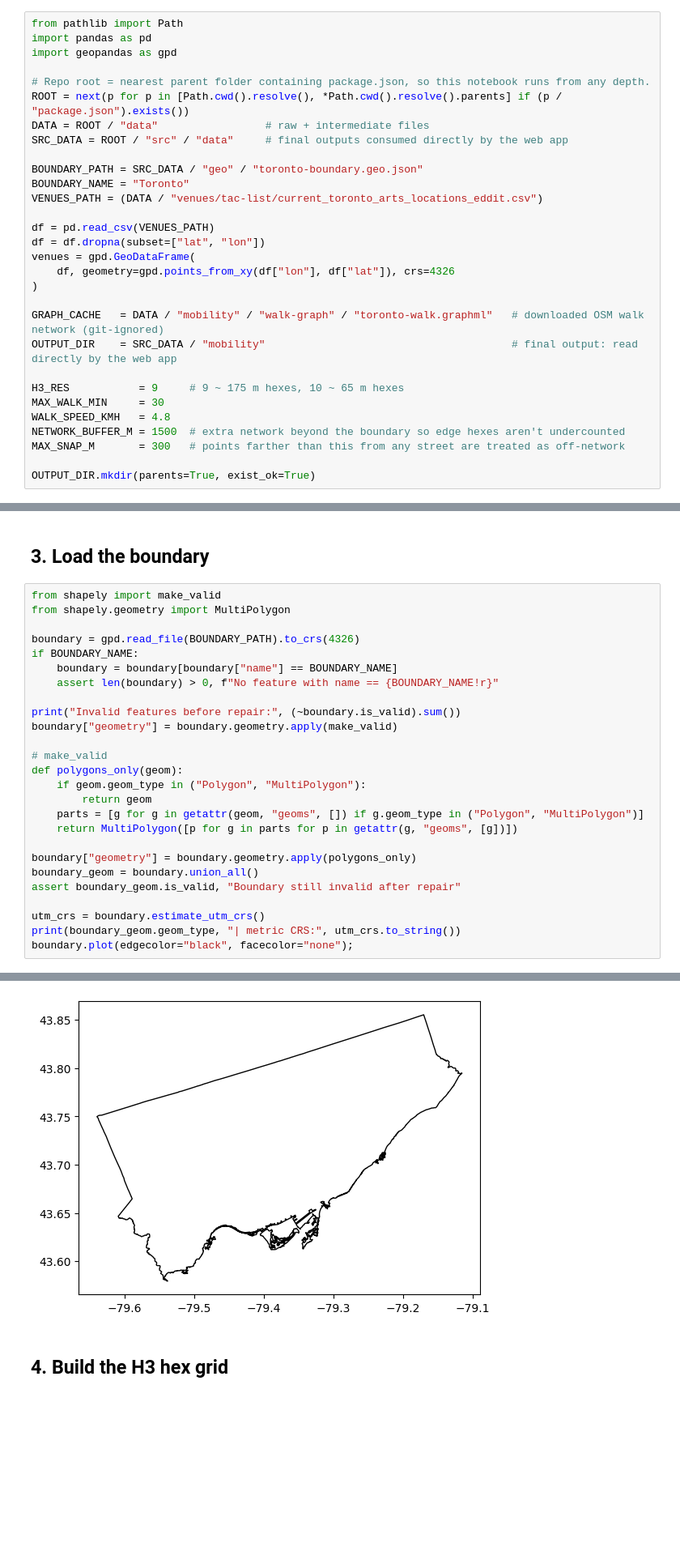
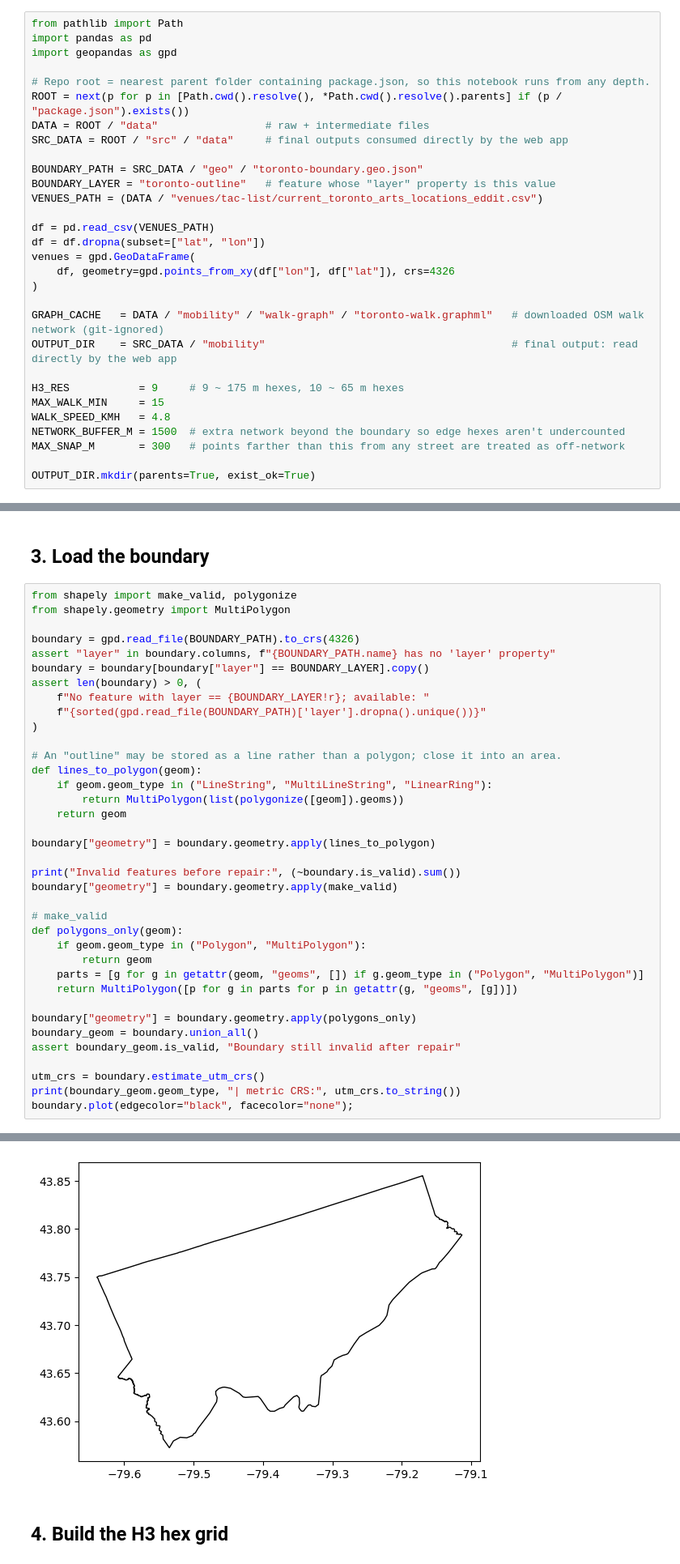
Before and after one commit to schoolofcities/eddit-tac, a Jupyter notebook: analysis/mobility/03_hex_walk_access_osmnx.ipynb, the cells around one changed output, grey strips where cells are left out. Shown at 81% size. Saved outputs shown, nothing was run; the diff lists cells and outputs as text; blank space fills up the shorter version.

Commit message:
Update hex travel layers

```diff
--- a/analysis/mobility/03_hex_walk_access_osmnx.ipynb
+++ b/analysis/mobility/03_hex_walk_access_osmnx.ipynb
@@ -30,7 +30,7 @@ DATA = ROOT / "data"                 # raw + intermediate files
 SRC_DATA = ROOT / "src" / "data"     # final outputs consumed directly by the web app
 
 BOUNDARY_PATH = SRC_DATA / "geo" / "toronto-boundary.geo.json"
-BOUNDARY_NAME = "Toronto"
+BOUNDARY_LAYER = "toronto-outline"   # feature whose "layer" property is this value
 VENUES_PATH = (DATA / "venues/tac-list/current_toronto_arts_locations_eddit.csv")
 
 df = pd.read_csv(VENUES_PATH)
@@ -43,7 +43,7 @@ GRAPH_CACHE   = DATA / "mobility" / "walk-graph" / "toronto-walk.graphml"   # do
 OUTPUT_DIR    = SRC_DATA / "mobility"                                       # final output: read directly by the web app
 
 H3_RES           = 9     # 9 ~ 175 m hexes, 10 ~ 65 m hexes
-MAX_WALK_MIN     = 30
+MAX_WALK_MIN     = 15
 WALK_SPEED_KMH   = 4.8
 NETWORK_BUFFER_M = 1500  # extra network beyond the boundary so edge hexes aren't undercounted
 MAX_SNAP_M       = 300   # points farther than this from any street are treated as off-network
@@ -68,13 +68,24 @@ osmnx 2.1.0 | h3 4.5.0 | geopandas 1.1.3
 # %% [markdown]
 ## 3. Load the boundary
 # %%
-from shapely import make_valid
+from shapely import make_valid, polygonize
 from shapely.geometry import MultiPolygon
 
 boundary = gpd.read_file(BOUNDARY_PATH).to_crs(4326)
-if BOUNDARY_NAME:
-    boundary = boundary[boundary["name"] == BOUNDARY_NAME]
-    assert len(boundary) > 0, f"No feature with name == {BOUNDARY_NAME!r}"
+assert "layer" in boundary.columns, f"{BOUNDARY_PATH.name} has no 'layer' property"
+boundary = boundary[boundary["layer"] == BOUNDARY_LAYER].copy()
+assert len(boundary) > 0, (
+    f"No feature with layer == {BOUNDARY_LAYER!r}; available: "
+    f"{sorted(gpd.read_file(BOUNDARY_PATH)['layer'].dropna().unique())}"
+)
+
+# An "outline" may be stored as a line rather than a polygon; close it into an area.
+def lines_to_polygon(geom):
+    if geom.geom_type in ("LineString", "MultiLineString", "LinearRing"):
+        return MultiPolygon(list(polygonize([geom]).geoms))
+    return geom
+
+boundary["geometry"] = boundary.geometry.apply(lines_to_polygon)
 
 print("Invalid features before repair:", (~boundary.is_valid).sum())
 boundary["geometry"] = boundary.geometry.apply(make_valid)
@@ -99,4 +110,4 @@ MultiPolygon | metric CRS: EPSG:32617
-[figure, old version]
+[figure, new version]
 # %% [markdown]
 ## 4. Build the H3 hex grid
 # %%
```
Also changed, not shown: parts of 5 cells of this notebook, 8 other files.
